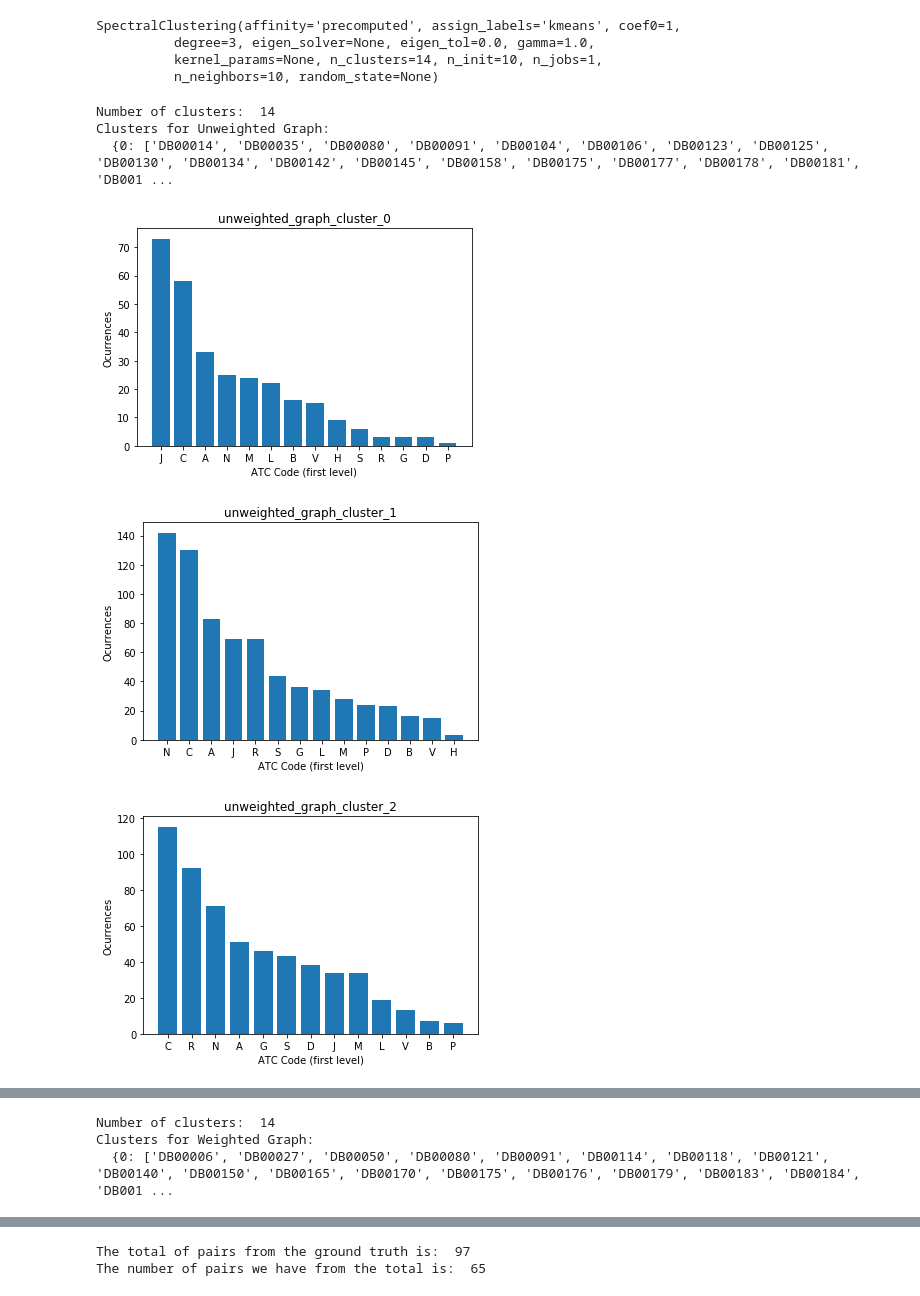
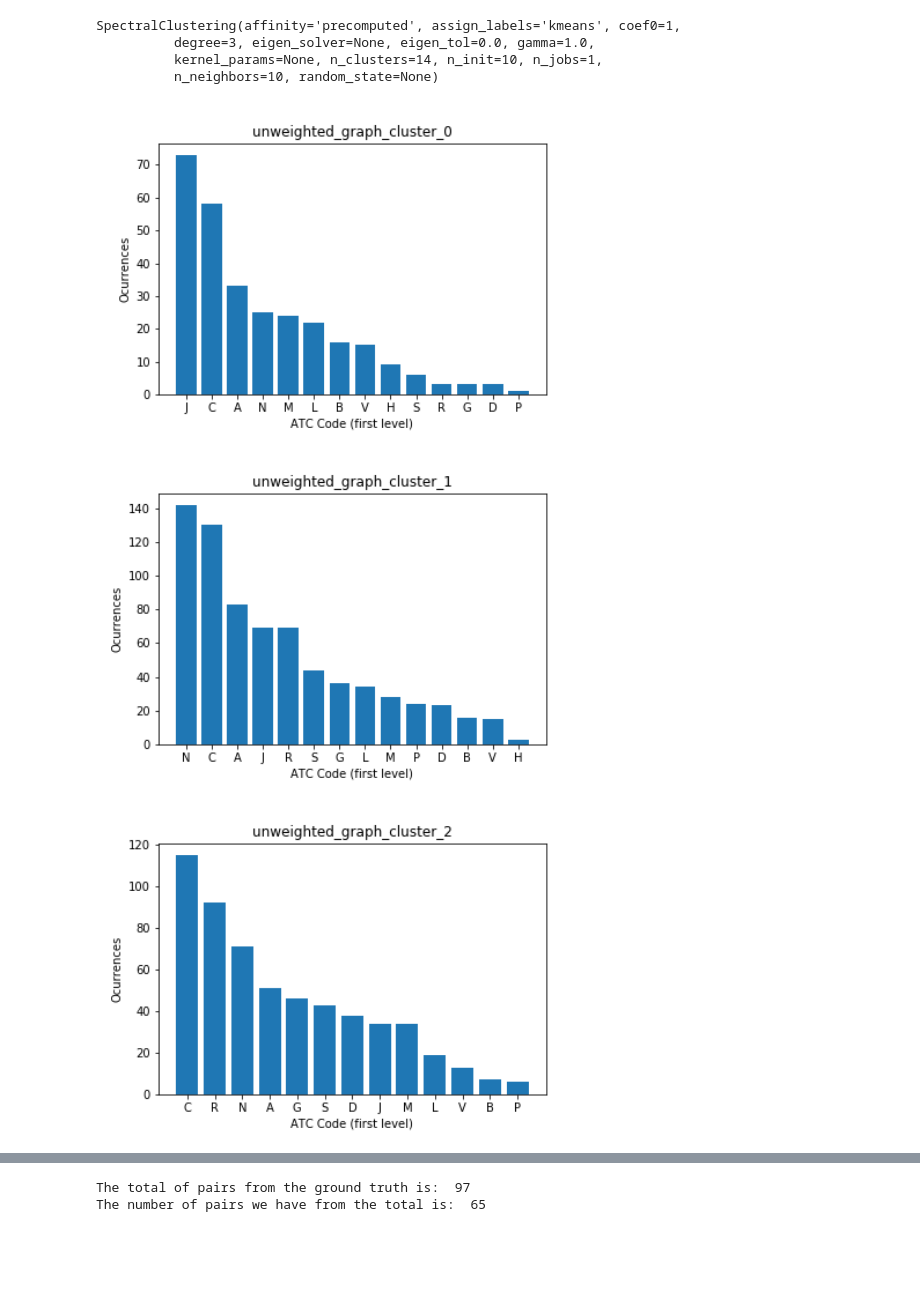
Before and after one commit to albertoOA/Medical-Entities-Similarity-Measurements, a Jupyter notebook: implementation/notebooks/graph.ipynb, the cells around one changed output, grey strips where cells are left out. Drawn from its saved outputs; the diff is of its cells as text; code cells hidden in the pictures; blank space fills up the shorter version.

```diff
--- a/implementation/notebooks/graph.ipynb
+++ b/implementation/notebooks/graph.ipynb
@@ -274,0 +207,20 @@ Execution Time (s): 0.1136624813079834
+# %%
+# Visual evaluation of Similarity
+display_plots = True
+path_images = './../plots/graph/'
+
+if not(os.path.exists('./../plots/graph/unweighted_sim_matrix.png')):
+    save_similarity_matrix(numpy.array(unweighted_sim_matrix), path_images, \
+                       'unweighted_sim_matrix')
+else:
+    if display_plots:
+        img = Image(filename = path_images + "unweighted_sim_matrix.png", width=500, height=500)
+        display(img)
+
+if not(os.path.exists('./../plots/graph/weighted_sim_matrix.png')):
+    save_similarity_matrix(numpy.array(weighted_sim_matrix), path_images, \
+                       'weighted_sim_matrix')
+else:
+    if display_plots:
+        img = Image(filename = path_images + "weighted_sim_matrix.png", width=500, height=500)
+        display(img)
@@ -274,0 +238,6 @@ Execution Time (s): 0.1136624813079834
+# %%
+# Definition of variables
+nclust = 14
+
+save_histograms = False
+display_plots = True
@@ -299,35 +288,29 @@ for l in clusters_idx_uw.keys():
 
 for l in clusters_idx_w.keys():
      clusters_dbid_w[l] = idx_to_id(clusters_idx_w[l], ids_dic)
-# %%
-# Printing the clusters
-print('Number of clusters: ', nclust)
-print('Clusters for Unweighted Graph:\n ', clusters_dbid_uw)
-# %% [output]
-Number of clusters:  14
-Clusters for Unweighted Graph:
-  {0: ['DB00014', 'DB00035', 'DB00080', 'DB00091', 'DB00104', 'DB00106', 'DB00123', 'DB00125', 'DB00130', 'DB00134', 'DB00142', 'DB00145', 'DB00158', 'DB00175', 'DB00177', 'DB00178', 'DB00181', 'DB001 ...
 # %%
 # Clusters ATC code distribution for Unweighted Graph
 clusters_ATC_distribution = dict()
 for cluster, drugbank_ids in clusters_dbid_uw.items():
     atc_first_level_for_one_cluster = list()
     for db_id in drugbank_ids:
         atc_codes_dbid = getattr(drugs[db_id], 'atc_codes')
         for atc_code in atc_codes_dbid:
             atc_first_level_for_one_cluster.append(atc_code[0])
     clusters_ATC_distribution[cluster] = atc_first_level_for_one_cluster
 
 path_images = './../plots/evaluation/clustering/graph/'
 
 for i in range (0, len(clusters_ATC_distribution)):
-    if not(os.path.exists('./../plots/evaluation/clustering/graph/unweighted_graph_cluster_'+str(i)+'.png')):
+    if not(os.path.exists('./../plots/evaluation/clustering/graph/unweighted_graph_cluster_'+str(i)+'.png'))\
+          or save_histograms:
         save_histogram(clusters_ATC_distribution[i], path_images, \
                            'unweighted_graph_cluster_'+str(i))
     else:
-        img = Image(filename = path_images + 'unweighted_graph_cluster_'+str(i)+'.png', width=500, height=500)
-        display(img)
+        if display_plots:
+            img = Image(filename = path_images + 'unweighted_graph_cluster_'+str(i)+'.png', width=500, height=500)
+            display(img)
 # %% [output]
-[figure, old version]
+[figure, new version]
-[figure, old version]
+[figure, new version]
-[figure, old version]
+[figure, new version]
@@ -345,11 +328,3 @@ for i in range (0, len(clusters_ATC_distribution)):
-# %%
-# Printing the clusters
-print('Number of clusters: ', nclust)
-print('Clusters for Weighted Graph:\n ', clusters_dbid_w)
-# %% [output]
-Number of clusters:  14
-Clusters for Weighted Graph:
-  {0: ['DB00006', 'DB00027', 'DB00050', 'DB00080', 'DB00091', 'DB00114', 'DB00118', 'DB00121', 'DB00140', 'DB00150', 'DB00165', 'DB00170', 'DB00175', 'DB00176', 'DB00179', 'DB00183', 'DB00184', 'DB001 ...
 # %%
 # Clusters ATC code distribution for Unweighted Graph
 clusters_ATC_distribution = dict()
```
Also changed, not shown: parts of 25 cells of this notebook, 7 other files.
